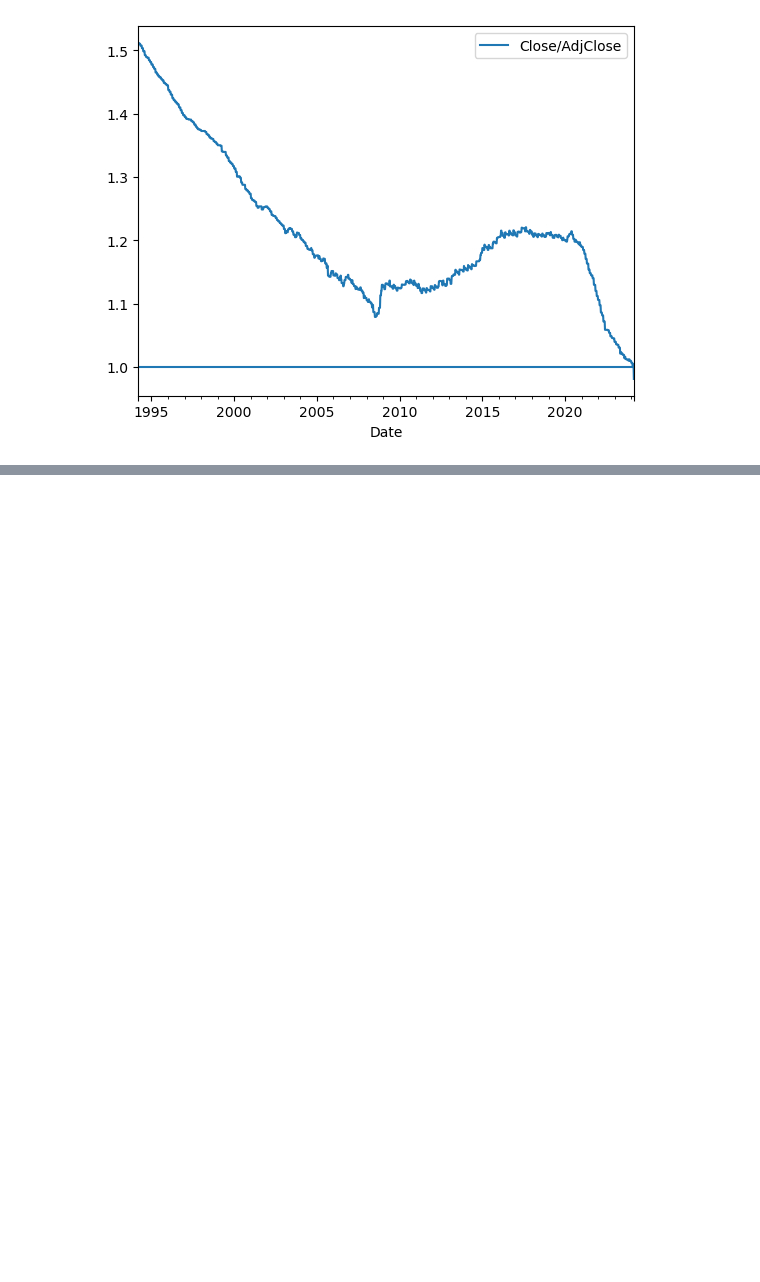
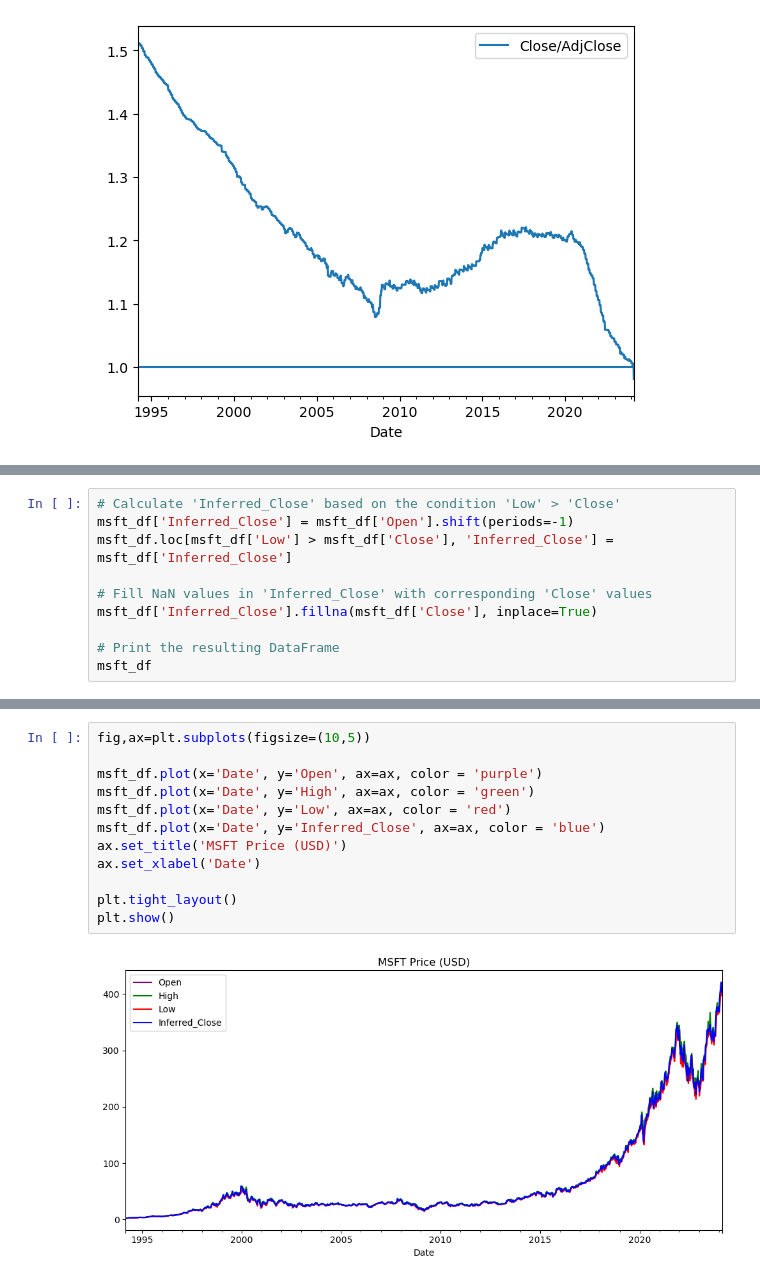
Before and after one commit to elenatomasella/ML, a Jupyter notebook: microsoft_preprocessing.ipynb, the cells around one changed output, grey strips where cells are left out. Saved outputs shown, nothing was run; the diff lists cells and outputs as text; blank space fills up the shorter version.

```diff
--- a/microsoft_preprocessing.ipynb
+++ b/microsoft_preprocessing.ipynb
@@ -141,0 +142,10 @@ plt.show()
+# %%
+# Calculate 'Inferred_Close' based on the condition 'Low' > 'Close'
+msft_df['Inferred_Close'] = msft_df['Open'].shift(periods=-1)
+msft_df.loc[msft_df['Low'] > msft_df['Close'], 'Inferred_Close'] = msft_df['Inferred_Close']
+
+# Fill NaN values in 'Inferred_Close' with corresponding 'Close' values
+msft_df['Inferred_Close'].fillna(msft_df['Close'], inplace=True)
+
+# Print the resulting DataFrame
+msft_df
@@ -141,0 +166,14 @@ plt.show()
+# %%
+fig,ax=plt.subplots(figsize=(10,5))
+
+msft_df.plot(x='Date', y='Open', ax=ax, color = 'purple')
+msft_df.plot(x='Date', y='High', ax=ax, color = 'green')
+msft_df.plot(x='Date', y='Low', ax=ax, color = 'red')
+msft_df.plot(x='Date', y='Inferred_Close', ax=ax, color = 'blue')
+ax.set_title('MSFT Price (USD)')
+ax.set_xlabel('Date')
+
+plt.tight_layout()
+plt.show()
+# %% [output]
+[figure, added]
```
Also changed, not shown: parts of 6 cells of this notebook, 1 other file.
